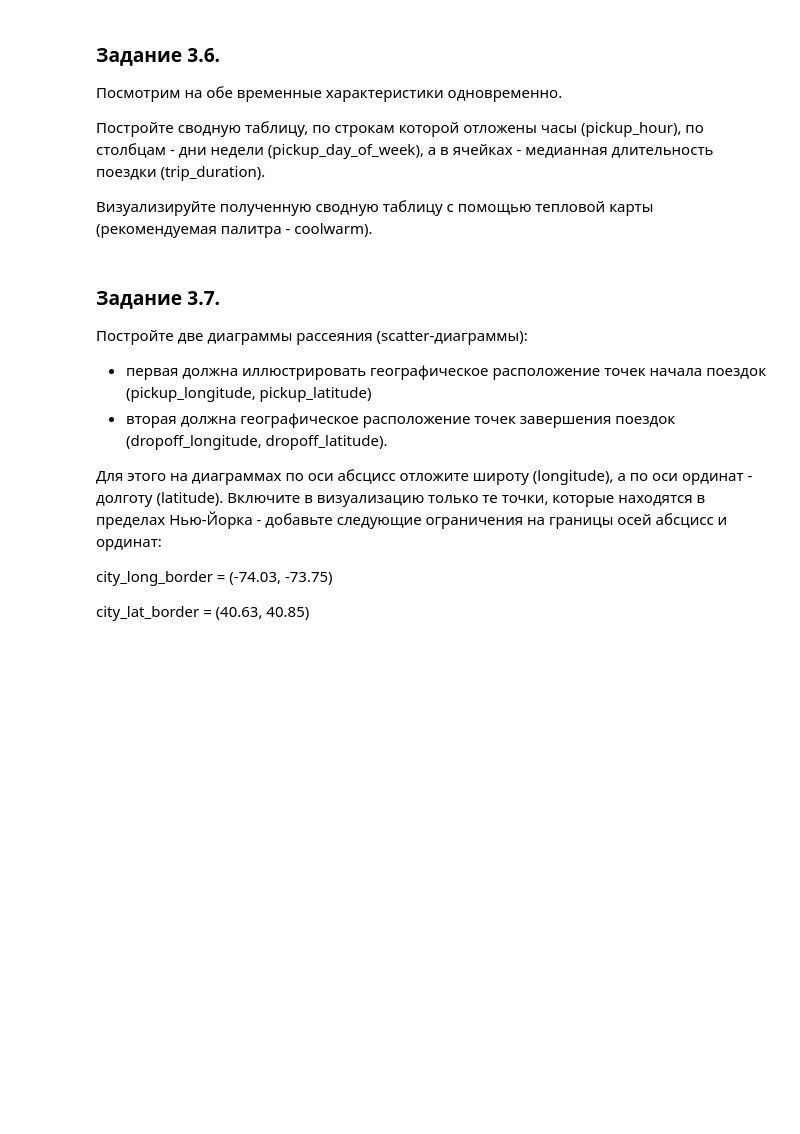
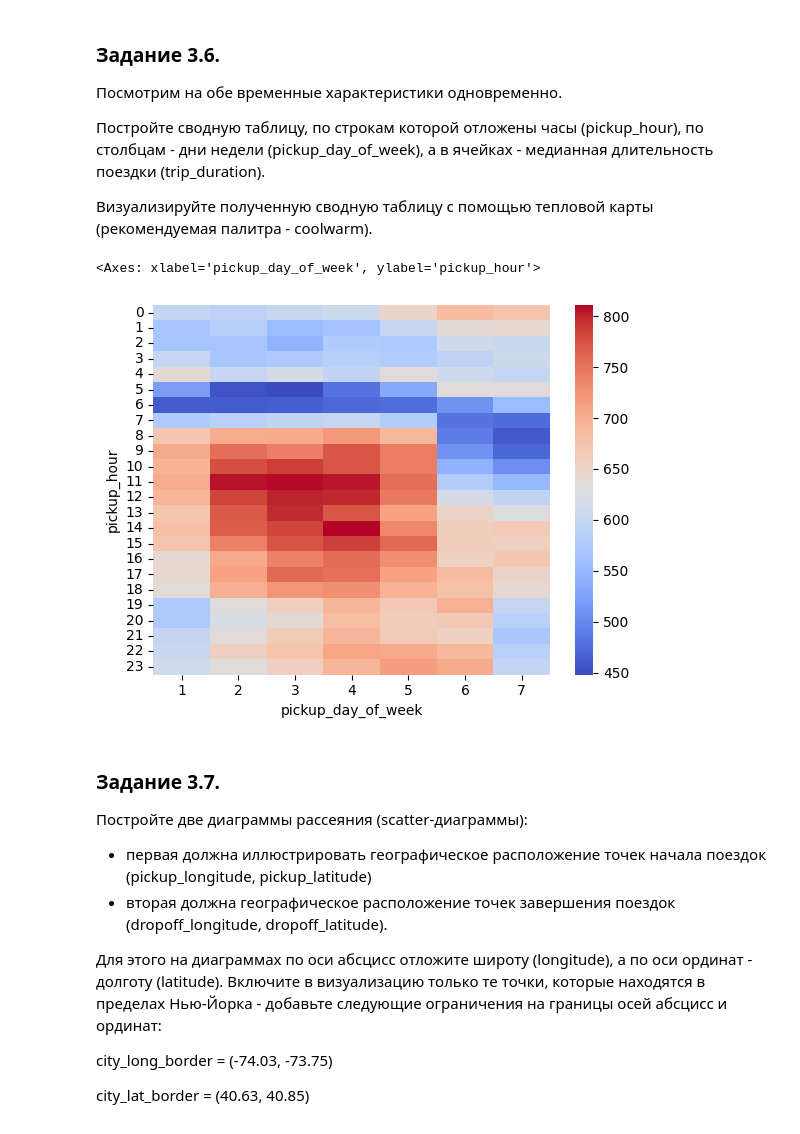
Before and after one commit to Lepnik/data_science_lnv, a Jupyter notebook: MATH+ML/Project_5/Project-5._Ноутбук-шаблон.ipynb, the cells around one changed output. Saved outputs shown, nothing was run; the diff lists cells and outputs as text; code cells hidden in the pictures; blank space fills up the shorter version.

```diff
--- a/MATH+ML/Project_5/Project-5._Ноутбук-шаблон.ipynb
+++ b/MATH+ML/Project_5/Project-5._Ноутбук-шаблон.ipynb
@@ -545,3 +532,10 @@ plt.show()
+# %%
+# ваш код здесь
+tab = sum_data.pivot_table( values='trip_duration', index='pickup_hour', columns='pickup_day_of_week', aggfunc='median', fill_value=0)
+sns.heatmap(tab, cmap= 'coolwarm') #annot = True, fmt='.1g',
+# %% [output]
+<Axes: xlabel='pickup_day_of_week', ylabel='pickup_hour'>
+[figure, added]
 # %% [markdown]
 ### Задание 3.7.
 Постройте две диаграммы рассеяния (scatter-диаграммы):
```
Also changed, not shown: parts of 9 cells of this notebook.
